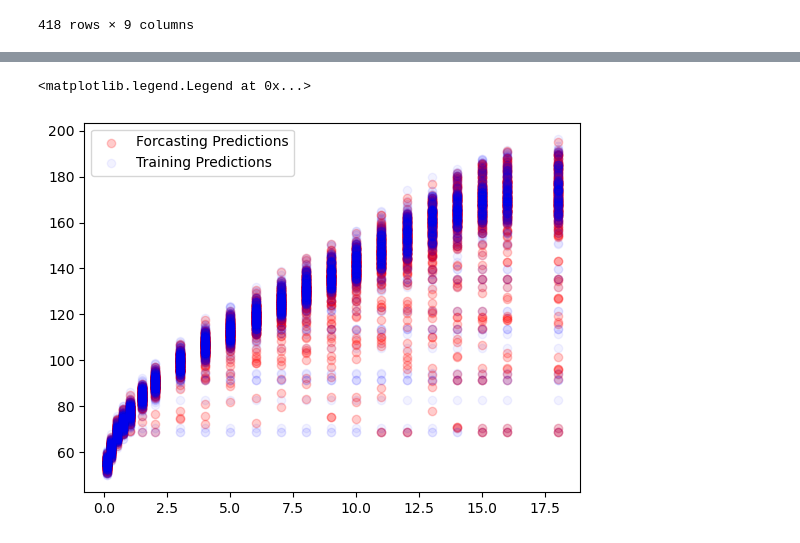
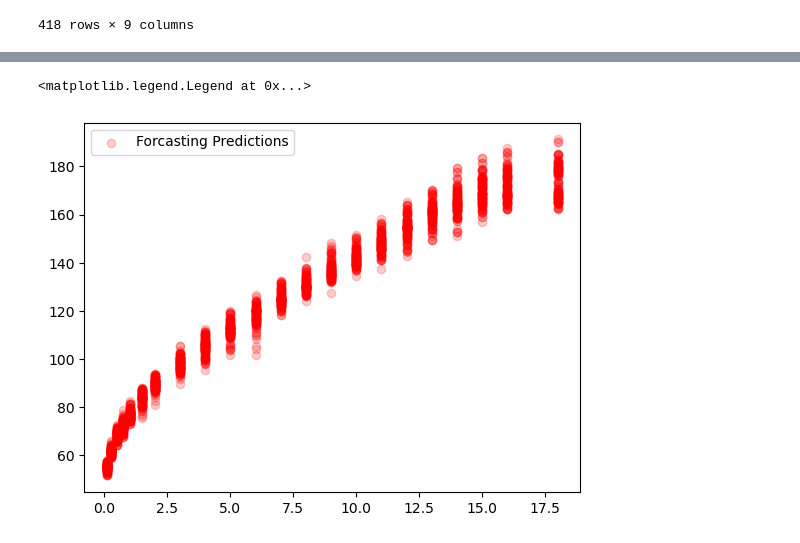
Before and after one commit to aavalose/aliens_height, a Jupyter notebook: grant_RF_imputation_testing.ipynb, the cells around one changed output, grey strips where cells are left out. Saved outputs shown, nothing was run; the diff lists cells and outputs as text; code cells hidden in the pictures.

```diff
--- a/grant_RF_imputation_testing.ipynb
+++ b/grant_RF_imputation_testing.ipynb
@@ -307,7 +307,7 @@ child_test_imputed[child_test_imputed["Wgt_kg"].isna()]
 child_train_imputed = child_train.copy()
 child_train_imputed["SHgt_cm"] = child_train.groupby("gen2_id")[
     "SHgt_cm"
-].transform(lambda x: x.interpolate(method="linear"))
+].transform(lambda x: x.interpolate(method="polynomial", order=0))
 # %%
 child_train_imputed[child_train_imputed["SHgt_cm"].isna()]
 # %% [output]
@@ -667,21 +667,21 @@ X = children_w_parent_upto9.drop(
 )
 y = children_w_parent_upto9[["SHgt_cm_x"]].values
 # %%
-# label_encoder = LabelEncoder()
-# x_categorical = X.select_dtypes(include=["object"]).apply(
-#     label_encoder.fit_transform
-# )
-# x_cat = pd.DataFrame(x_categorical).reset_index(drop=True)
-# x_numerical = X.select_dtypes(exclude=["object"]).values
-# x_num = pd.DataFrame(x_numerical)
-# x = pd.concat([x_num, x_cat], axis=1).values
+label_encoder = LabelEncoder()
+x_categorical = X.select_dtypes(include=["object"]).apply(
+    label_encoder.fit_transform
+)
+x_cat = pd.DataFrame(x_categorical).reset_index(drop=True)
+x_numerical = X.select_dtypes(exclude=["object"]).values
+x_num = pd.DataFrame(x_numerical)
+x = pd.concat([x_num, x_cat], axis=1).values
 
-# # Fitting Random Forest Regression to the dataset
-# regressor_testing_new = RandomForestRegressor(
-#     n_estimators=10, random_state=0, oob_score=True
-# )
+# Fitting Random Forest Regression to the dataset
+regressor_testing_new = RandomForestRegressor(
+    n_estimators=10, random_state=0, oob_score=True
+)
 
-# # Fit the regressor with x and y data
+# Fit the regressor with x and y data
 # regressor_testing_new.fit(x, y)
 # %%
 child_pred_y = regressor_testing.predict(x)
@@ -716,21 +716,21 @@ child_preds
 # %%
 plt.scatter(
     x="child_age",
     y="preds",
     data=child_preds,
     color="r",
     alpha=0.2,
     label="Forcasting Predictions",
 )
-plt.scatter(
-    x="child_age",
-    y="child_height",
-    data=child_preds_train,
-    color="b",
-    alpha=0.05,
-    label="Training Predictions",
-)
+# plt.scatter(
+#     x="child_age",
+#     y="child_height",
+#     data=child_preds_train,
+#     color="b",
+#     alpha=0.05,
+#     label="Training Predictions",
+# )
 plt.legend()
 # %% [output]
 <matplotlib.legend.Legend at 0x...>
-[figure, old version]
+[figure, new version]
```
Also changed, not shown: parts of 17 cells of this notebook.
